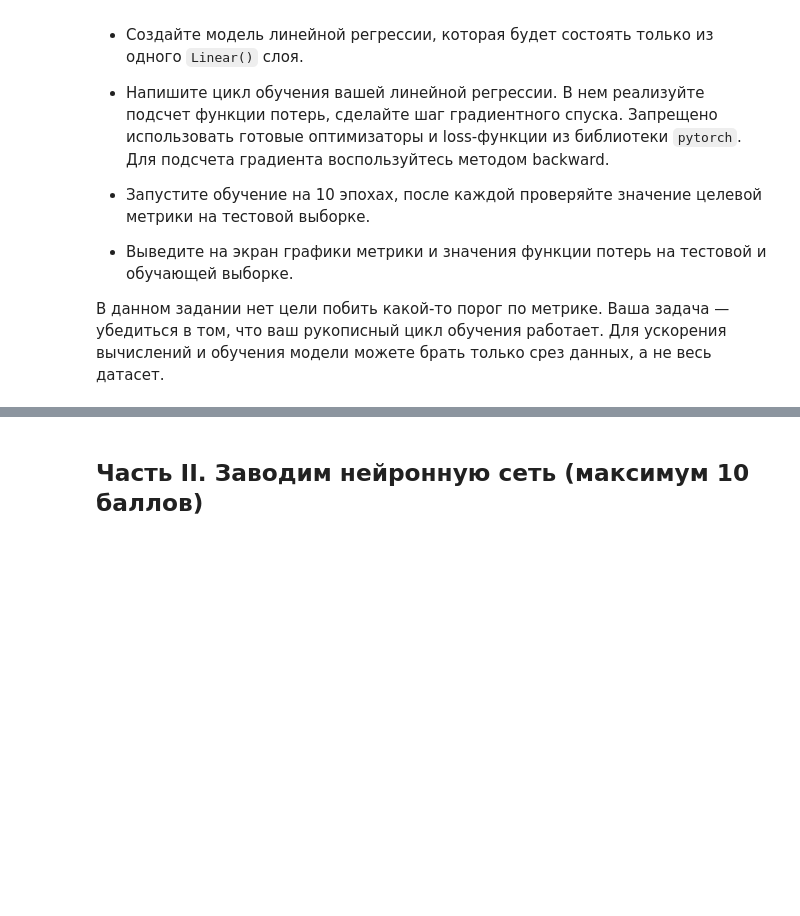
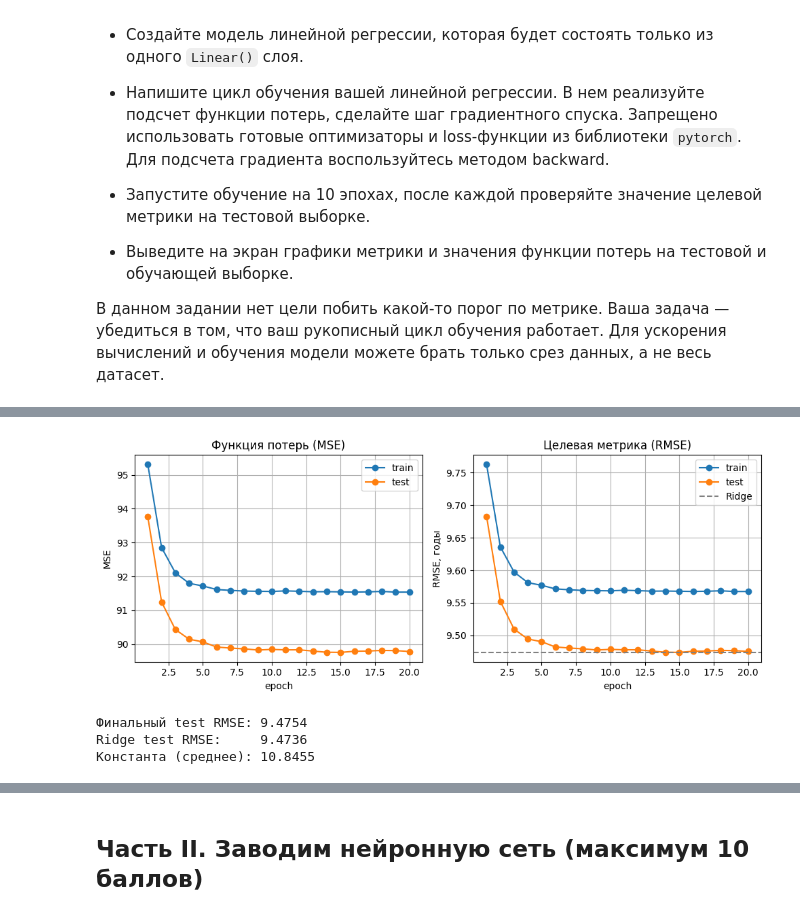
Before and after one commit to qaplwso7/ml_course, a Jupyter notebook: iad_hw/hw1/homework_01.ipynb, the cells around one changed output, grey strips where cells are left out. Saved outputs shown, nothing was run; the diff lists cells and outputs as text; code cells hidden in the pictures; blank space fills up the shorter version.

```diff
--- a/iad_hw/hw1/homework_01.ipynb
+++ b/iad_hw/hw1/homework_01.ipynb
@@ -269,0 +305,14 @@ model = nn.Linear
+# %%
+for epoch in range(1, epochs + 1):
+    train_epoch(model, X_train_tensor, y_train_tensor, lr, batch_size, g)
+
+    train_loss, train_rmse = evaluate(model, X_train_tensor, y_train_tensor)
+    test_loss, test_rmse = evaluate(model, X_test_tensor, y_test_tensor)
+
+    train_losses.append(train_loss)
+    test_losses.append(test_loss)
+    train_rmses.append(train_rmse)
+    test_rmses.append(test_rmse)
+
+    print(f"epoch {epoch:02d}  train MSE {train_loss:.2f}  test MSE {test_loss:.2f}  "
+          f"train RMSE {train_rmse:.3f}  test RMSE {test_rmse:.3f}")
@@ -269,0 +330,32 @@ model = nn.Linear
+# %%
+epochs_axis = range(1, len(train_losses) + 1)
+
+fig, axes = plt.subplots(1, 2, figsize=(10, 4))
+
+axes[0].plot(epochs_axis, train_losses, marker="o", label="train")
+axes[0].plot(epochs_axis, test_losses, marker="o", label="test")
+axes[0].set_xlabel("epoch")
+axes[0].set_ylabel("MSE")
+axes[0].set_title("Функция потерь (MSE)")
+
+axes[1].plot(epochs_axis, train_rmses, marker="o", label="train")
+axes[1].plot(epochs_axis, test_rmses, marker="o", label="test")
+axes[1].axhline(rmse_for_model, color="gray", linestyle="--", label="Ridge")
+axes[1].set_xlabel("epoch")
+axes[1].set_ylabel("RMSE, годы")
+axes[1].set_title("Целевая метрика (RMSE)")
+
+for ax in axes:
+    ax.legend()
+    ax.grid(True)
+plt.tight_layout()
+plt.show()
+
+print(f"Финальный test RMSE: {test_rmses[-1]:.4f}")
+print(f"Ridge test RMSE:     {rmse_for_model:.4f}")
+print(f"Константа (среднее): {best_rmse_metric:.4f}")
+# %% [output]
+[figure, added]
+Финальный test RMSE: 9.4754
+Ridge test RMSE:     9.4736
+Константа (среднее): 10.8455
```
Also changed, not shown: parts of 55 cells of this notebook, 1 other file.
